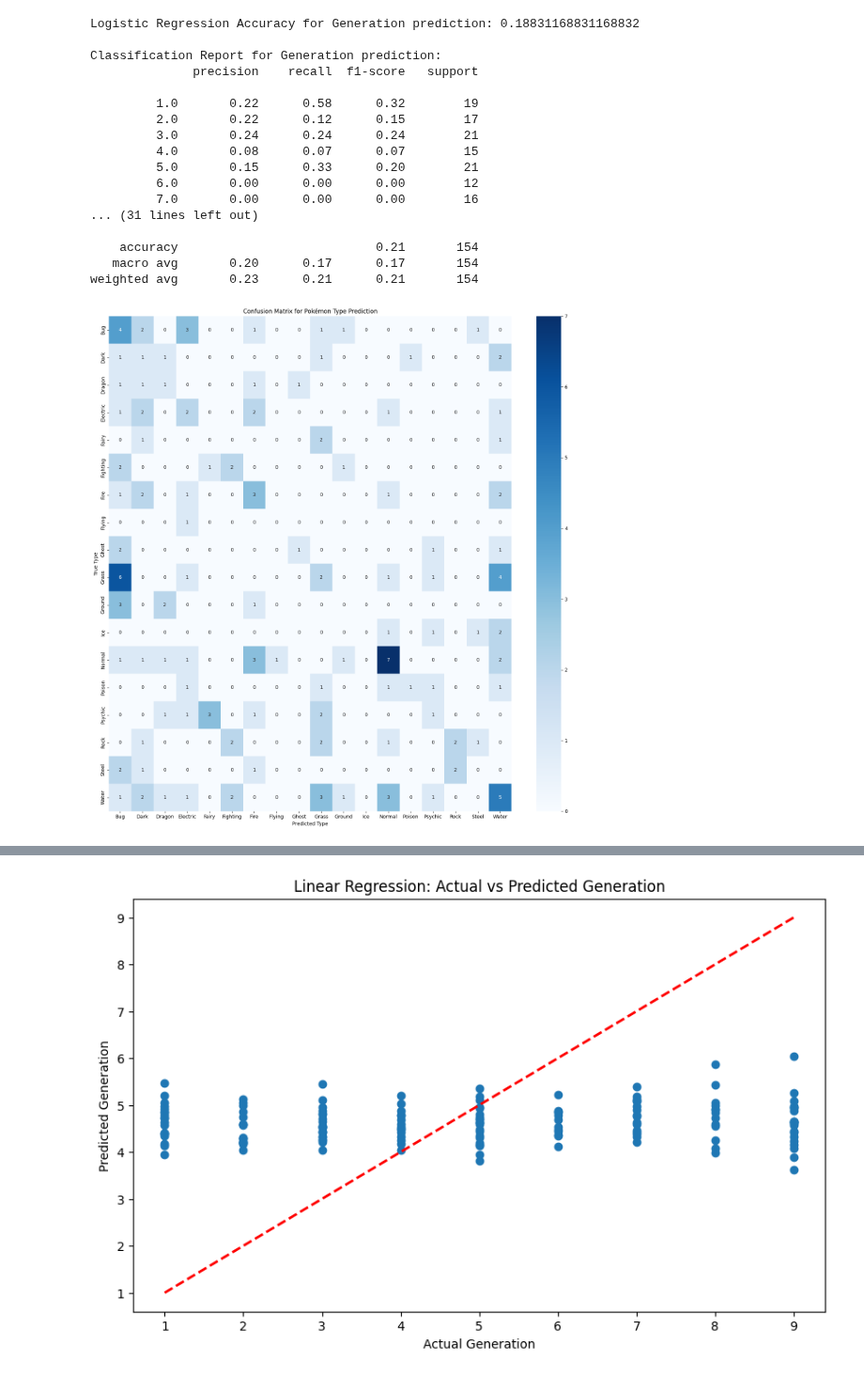
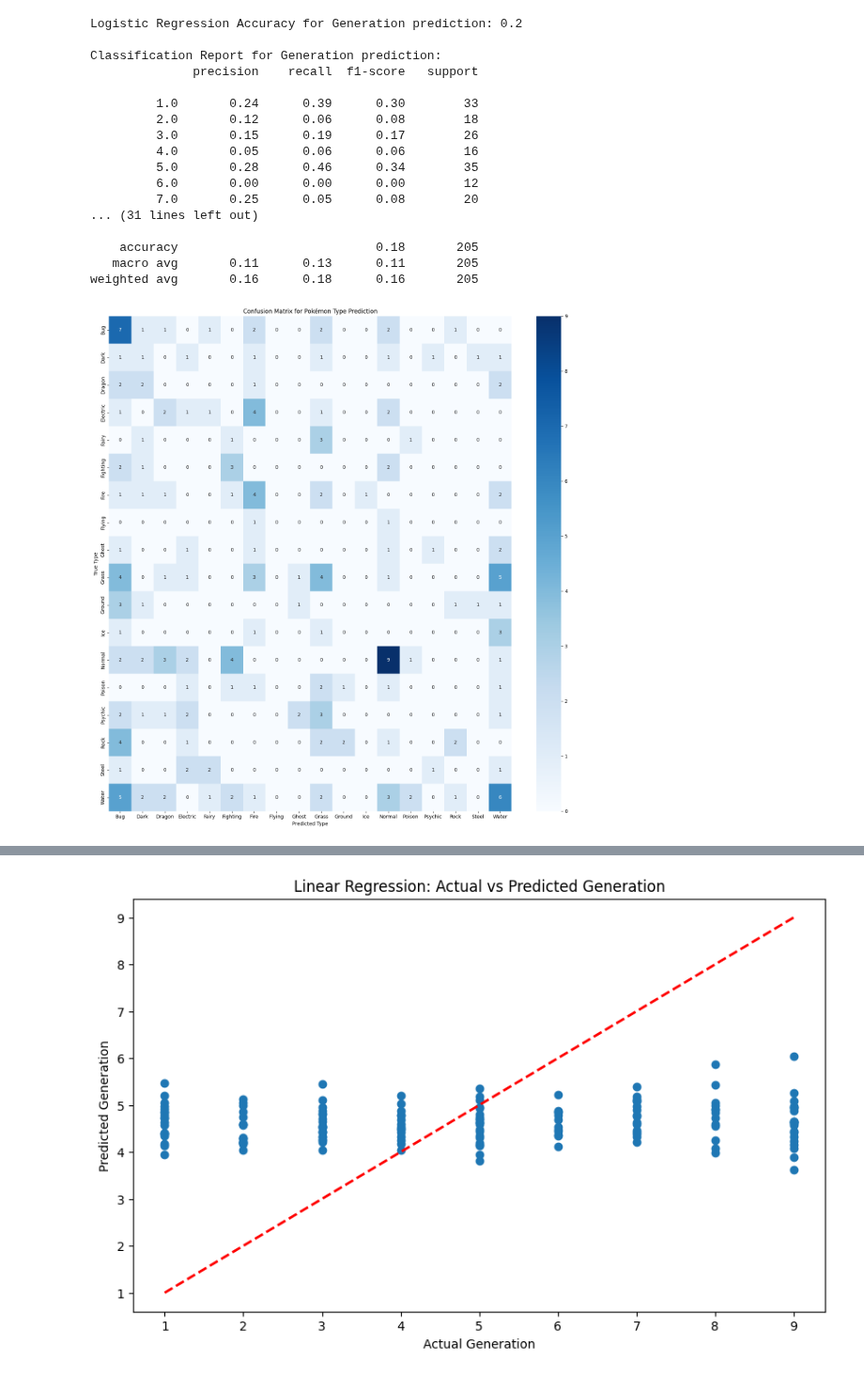
Before and after one commit to marvin-chen/cos-independent-work, a Jupyter notebook: baseline.ipynb, the cells around one changed output, grey strips where cells are left out. Shown at 94% size. Drawn from its saved outputs; the diff is of its cells as text; code cells hidden in the pictures.

```diff
--- a/baseline.ipynb
+++ b/baseline.ipynb
@@ -6,9 +6,9 @@ from sklearn.neighbors import KNeighborsClassifier
 from sklearn.metrics import accuracy_score, classification_report
 from sklearn.preprocessing import StandardScaler
 
-# Load your data
+# Load the pre-split data
 train_df = pd.read_csv('csv/pokemon_train.csv')
-val_df = pd.read_csv('csv/pokemon_validation.csv')
+test_df = pd.read_csv('csv/pokemon_test.csv')
 
 # Prepare features and targets
 features = ['HP', 'Attack', 'Defense', 'Sp. Atk', 'Sp. Def', 'Speed', 'Height(m)', 'Weight(kg)']
@@ -16,75 +16,75 @@ X_train = train_df[features]
 y_train_type = train_df['Primary_Type']
 y_train_gen = train_df['Generation']
 
-X_val = val_df[features]
-y_val_type = val_df['Primary_Type']
-y_val_gen = val_df['Generation']
+X_test = test_df[features]
+y_test_type = test_df['Primary_Type']
+y_test_gen = test_df['Generation']
 
 # Scale features
 scaler = StandardScaler()
 X_train_scaled = scaler.fit_transform(X_train)
-X_val_scaled = scaler.transform(X_val)
+X_test_scaled = scaler.transform(X_test)
 
 # Logistic Regression for Generation prediction
 lr_model = LogisticRegression(multi_class='ovr', max_iter=1000)
 lr_model.fit(X_train_scaled, y_train_gen)
-lr_predictions = lr_model.predict(X_val_scaled)
-lr_accuracy = accuracy_score(y_val_gen, lr_predictions)
+lr_predictions = lr_model.predict(X_test_scaled)
+lr_accuracy = accuracy_score(y_test_gen, lr_predictions)
 print(f"Logistic Regression Accuracy for Generation prediction: {lr_accuracy}")
 print("\nClassification Report for Generation prediction:")
-print(classification_report(y_val_gen, lr_predictions))
+print(classification_report(y_test_gen, lr_predictions))
 
 # K-NN for Type prediction
 knn_model = KNeighborsClassifier(n_neighbors=5)
 knn_model.fit(X_train_scaled, y_train_type)
-knn_predictions = knn_model.predict(X_val_scaled)
-knn_accuracy = accuracy_score(y_val_type, knn_predictions)
+knn_predictions = knn_model.predict(X_test_scaled)
+knn_accuracy = accuracy_score(y_test_type, knn_predictions)
 print(f"\nK-NN Accuracy for Type prediction: {knn_accuracy}")
 print("\nClassification Report for Type prediction:")
-print(classification_report(y_val_type, knn_predictions))
+print(classification_report(y_test_type, knn_predictions))
 # %% [output]
-Logistic Regression Accuracy for Generation prediction: 0.18831168831168832
+Logistic Regression Accuracy for Generation prediction: 0.2
 
 Classification Report for Generation prediction:
               precision    recall  f1-score   support
 
-         1.0       0.22      0.58      0.32        19
-         2.0       0.22      0.12      0.15        17
-         3.0       0.24      0.24      0.24        21
-         4.0       0.08      0.07      0.07        15
-         5.0       0.15      0.33      0.20        21
+         1.0       0.24      0.39      0.30        33
+         2.0       0.12      0.06      0.08        18
+         3.0       0.15      0.19      0.17        26
+         4.0       0.05      0.06      0.06        16
+         5.0       0.28      0.46      0.34        35
          6.0       0.00      0.00      0.00        12
-         7.0       0.00      0.00      0.00        16
+         7.0       0.25      0.05      0.08        20
 ... (31 lines left out)
 
-    accuracy                           0.21       154
-   macro avg       0.20      0.17      0.17       154
-weighted avg       0.23      0.21      0.21       154
+    accuracy                           0.18       205
+   macro avg       0.11      0.13      0.11       205
+weighted avg       0.16      0.18      0.16       205
 # %%
 import numpy as np
 import matplotlib.pyplot as plt
 import seaborn as sns
 from sklearn.metrics import confusion_matrix
 
 def plot_confusion_matrix(y_true, y_pred, classes):
     cm = confusion_matrix(y_true, y_pred)
     plt.figure(figsize=(15, 15))
     sns.heatmap(cm, annot=True, fmt='d', cmap='Blues', xticklabels=classes, yticklabels=classes)
     plt.title('Confusion Matrix for Pokémon Type Prediction')
     plt.ylabel('True Type')
     plt.xlabel('Predicted Type')
     plt.tight_layout()
     plt.show()
 
-# Assuming you have your true labels and predictions
-y_true = y_val_type  # True labels from your validation set
-y_pred = knn_predictions  # Predictions from your KNN model
+# Get predictions on the test set
+y_true = y_test_type  # True labels from your test set
+y_pred = knn_model.predict(X_test_scaled)  # Predictions on the test set
 
 # Get unique classes (Pokémon types)
 classes = np.unique(y_true)
 
 # Plot the confusion matrix
 plot_confusion_matrix(y_true, y_pred, classes)
 # %% [output]
-[figure, old version]
+[figure, new version]
 # %%
```
Also changed, not shown: parts of 2 cells of this notebook, 7 other files.
